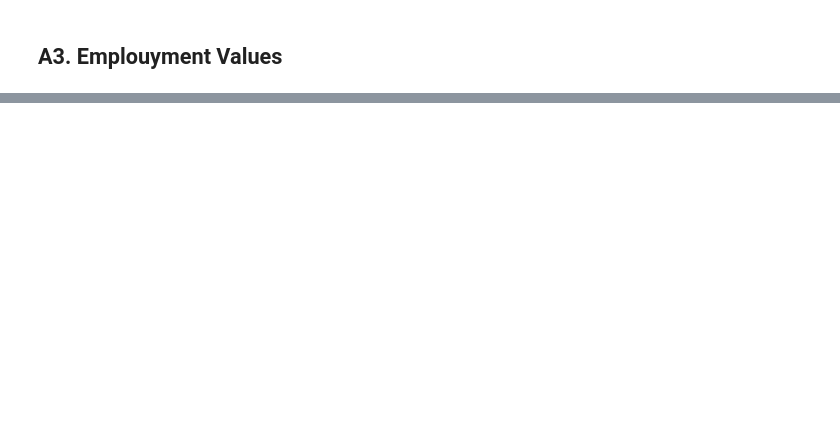
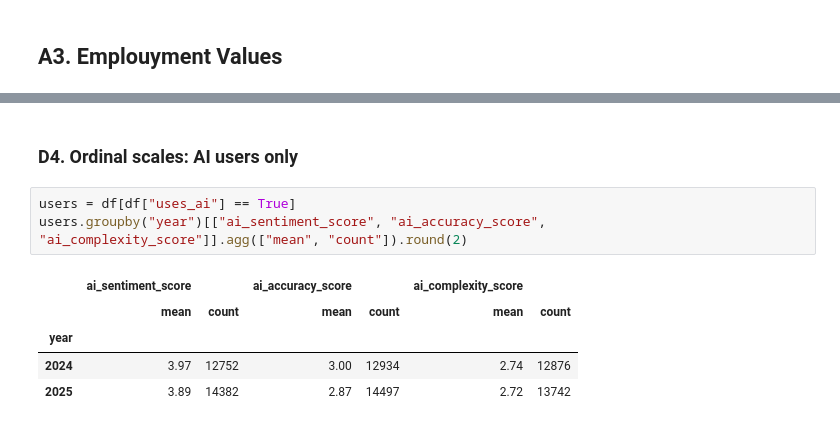
Before and after one commit to RodrigoMF545/Artificial-intelligence-and-the-labor-market, a Jupyter notebook: notebooks/cleaning.ipynb, the cells around one changed output, grey strips where cells are left out. Cells and saved outputs as stored; diff of their text form; blank space fills up the shorter version.

```diff
--- a/notebooks/cleaning.ipynb
+++ b/notebooks/cleaning.ipynb
@@ -78,0 +221,11 @@ display(kept)
+# %% [markdown]
+### D4. Ordinal scales: AI users only
+# %%
+users = df[df["uses_ai"] == True]
+users.groupby("year")[["ai_sentiment_score", "ai_accuracy_score", "ai_complexity_score"]].agg(["mean", "count"]).round(2)
+# %% [output]
+|  | ai_sentiment_score |  | ai_accuracy_score |  | ai_complexity_score |  |
+|  | mean | count | mean | count | mean | count |
+| year |  |  |  |  |  |  |
+| 2024 | 3.97 | 12752 | 3.00 | 12934 | 2.74 | 12876 |
+| 2025 | 3.89 | 14382 | 2.87 | 14497 | 2.72 | 13742 |
```
Also changed, not shown: parts of 23 cells of this notebook, 8 other files.
